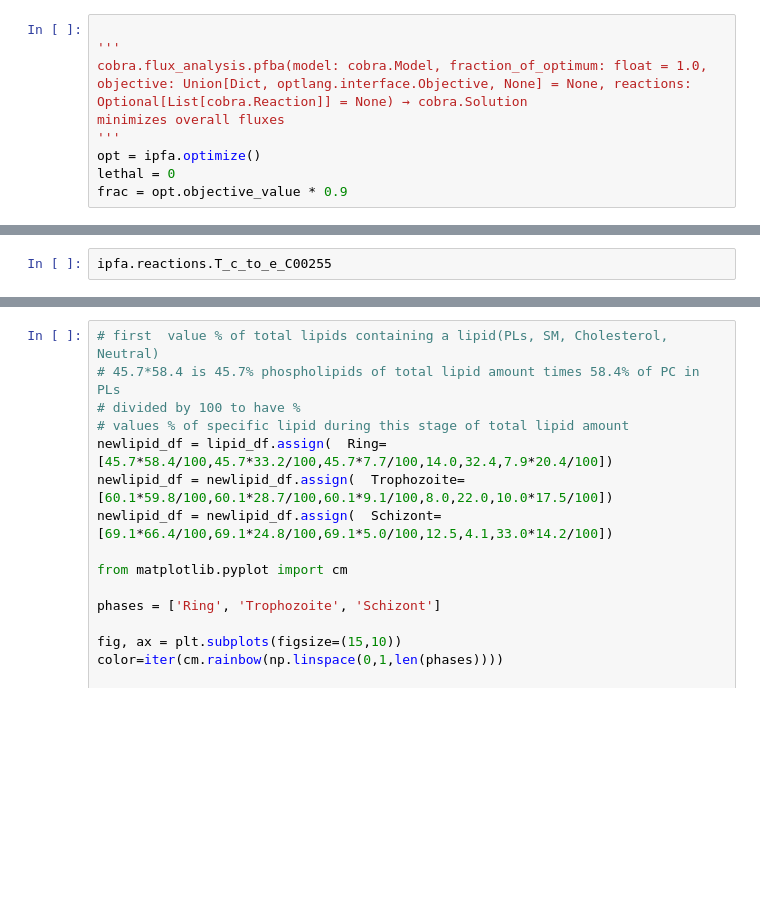
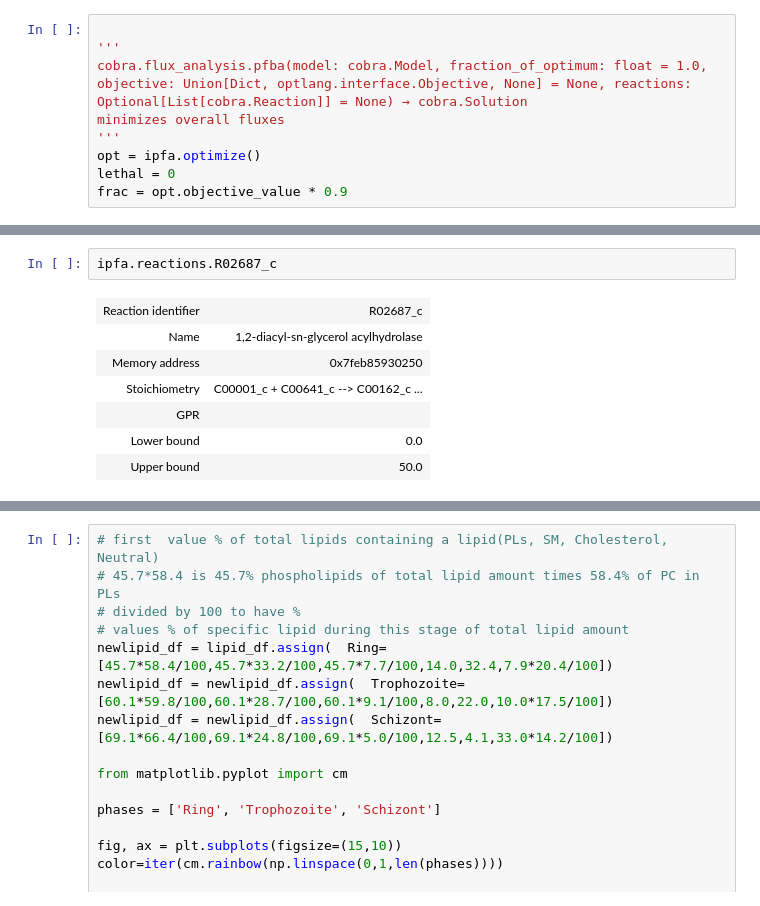
Before and after one commit to Nexia23/Plasmodium_abs_FBA, a Jupyter notebook: iPFA/iPFA_Cobra_ideas.ipynb, the cells around one changed output, grey strips where cells are left out. Saved outputs shown, nothing was run; the diff lists cells and outputs as text; blank space fills up the shorter version.

```diff
--- a/iPFA/iPFA_Cobra_ideas.ipynb
+++ b/iPFA/iPFA_Cobra_ideas.ipynb
@@ -130,5 +147,13 @@ frac = opt.objective_value * 0.9
 # %%
-ipfa.reactions.T_c_to_e_C00255
+ipfa.reactions.R02687_c
+# %% [output]
+| Reaction identifier | R02687_c |
+| Name | 1,2-diacyl-sn-glycerol acylhydrolase |
+| Memory address | 0x7feb85930250 |
+| Stoichiometry | C00001_c + C00641_c --> C00162_c ... |
+| GPR |  |
+| Lower bound | 0.0 |
+| Upper bound | 50.0 |
 # %%
 '''
 ipfa extra lipids in biomass
```
Also changed, not shown: parts of 3 cells of this notebook, 2 other files.
